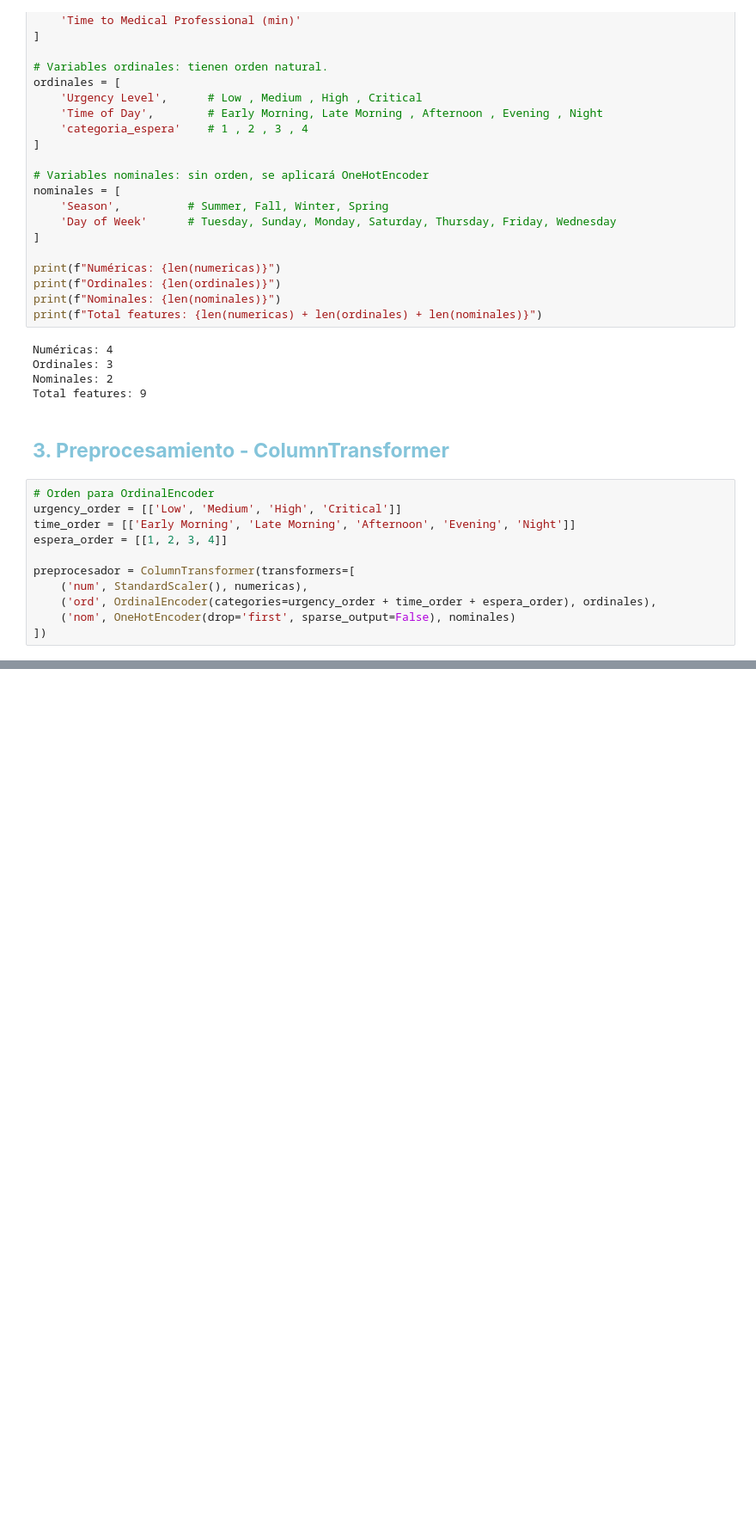
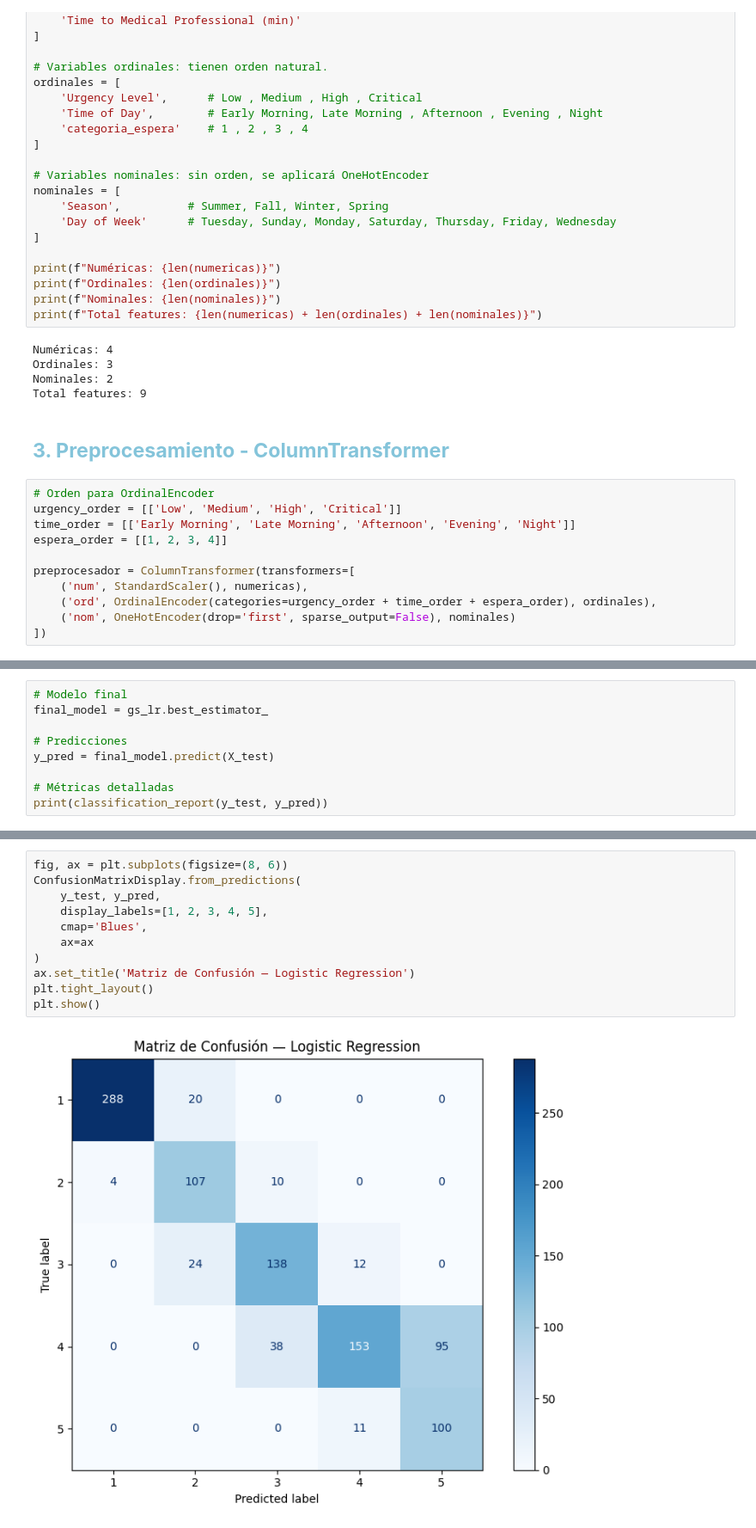
Before and after one commit to nadia0207/ML_Espera_Emergencia, a Jupyter notebook: notebooks/03_Entrenamiento_Evaluacion.ipynb, the cells around one changed output, grey strips where cells are left out. Shown at 86% size. Drawn from its saved outputs; the diff is of its cells as text; blank space fills up the shorter version.

Commit message:
finalizado, pero ahora pasare a funciones

```diff
--- a/notebooks/03_Entrenamiento_Evaluacion.ipynb
+++ b/notebooks/03_Entrenamiento_Evaluacion.ipynb
@@ -411,0 +355,9 @@ print(clf_gs_fino2.best_params_)
+# %%
+# Modelo final
+final_model = gs_lr.best_estimator_
+
+# Predicciones
+y_pred = final_model.predict(X_test)
+
+# Métricas detalladas
+print(classification_report(y_test, y_pred))
@@ -411,0 +406,13 @@ print(clf_gs_fino2.best_params_)
+# %%
+fig, ax = plt.subplots(figsize=(8, 6))
+ConfusionMatrixDisplay.from_predictions(
+    y_test, y_pred,
+    display_labels=[1, 2, 3, 4, 5],
+    cmap='Blues',
+    ax=ax
+)
+ax.set_title('Matriz de Confusión — Logistic Regression')
+plt.tight_layout()
+plt.show()
+# %% [output]
+[figure, added]
```
Also changed, not shown: parts of 48 cells of this notebook.
